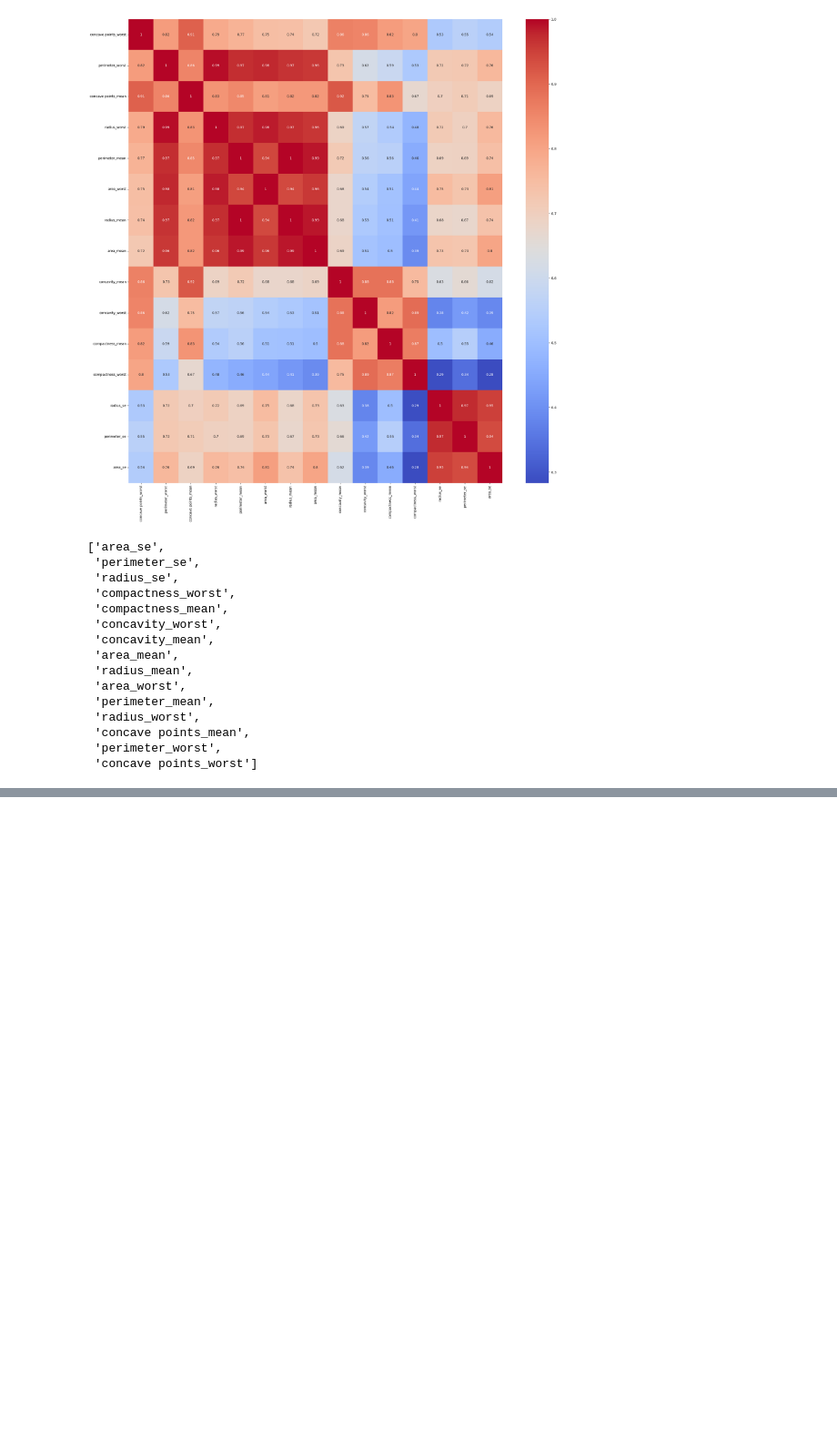
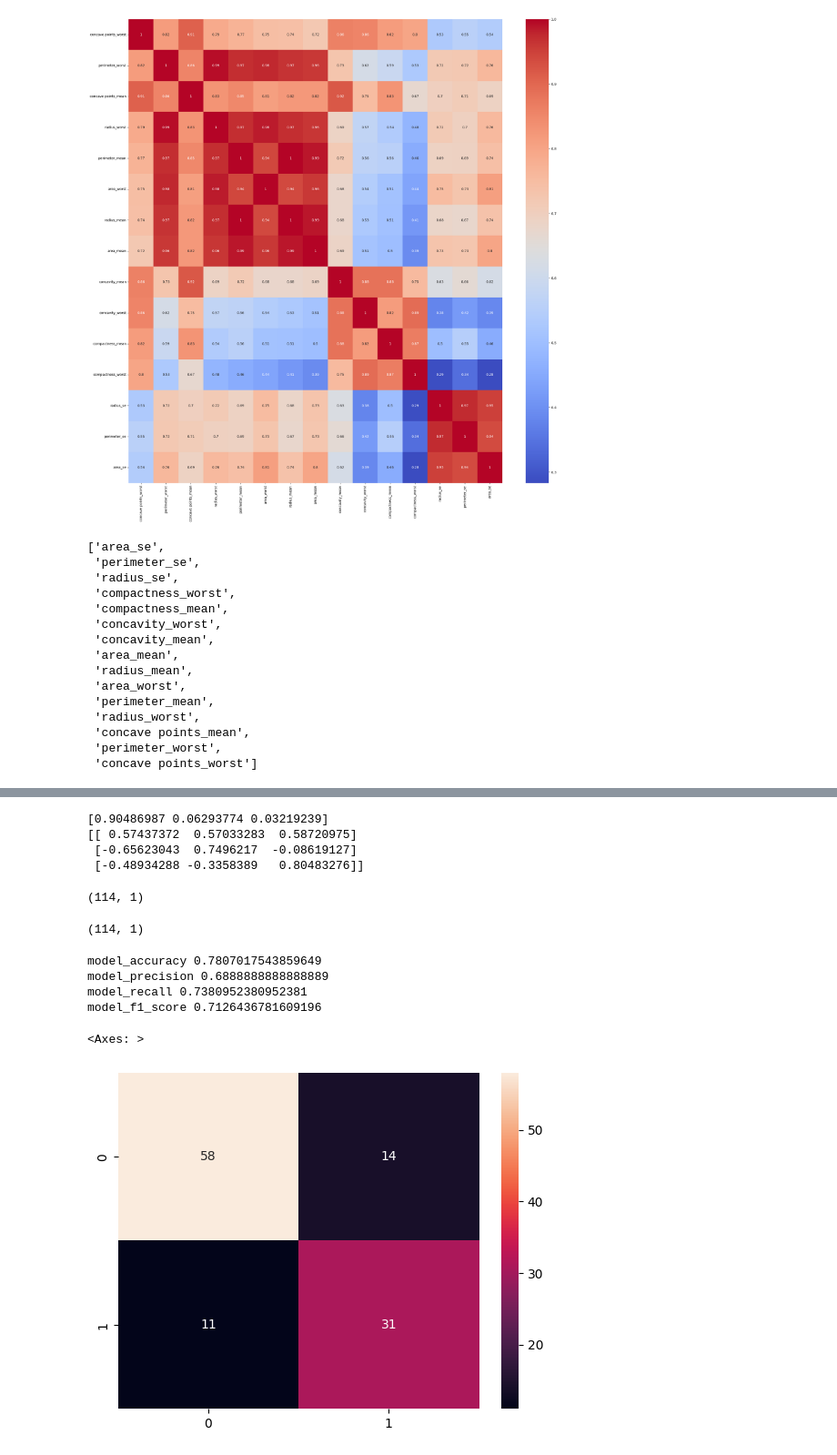
Before and after one commit to CSAADZIDI/ML_challenge_logistic_regression, a Jupyter notebook: breast_cancer_wisconsin.ipynb, the cells around one changed output, grey strips where cells are left out. Shown at 91% size. Cells and saved outputs as stored; diff of their text form; code cells hidden in the pictures; blank space fills up the shorter version.

```diff
--- a/breast_cancer_wisconsin.ipynb
+++ b/breast_cancer_wisconsin.ipynb
@@ -327,0 +592,38 @@ for col in most_relevant_features_inversed:
+# %%
+print(pca.explained_variance_ratio_)
+print(pca.components_)
+# %% [output]
+[0.90486987 0.06293774 0.03219239]
+[[ 0.57437372  0.57033283  0.58720975]
+ [-0.65623043  0.7496217  -0.08619127]
+ [-0.48934288 -0.3358389   0.80483276]]
+# %%
+y_pred_pca = model.predict(x_pca_test)
+# %%
+y_pred_pca.reshape(-1,1).shape
+# %% [output]
+(114, 1)
+# %%
+y_test.shape
+# %% [output]
+(114, 1)
+# %%
+model_accuracy_pca = accuracy_score(y_test,y_pred_pca.reshape(-1,1))
+model_precision_pca = precision_score(y_test,y_pred_pca.reshape(-1,1))
+model_recall_pca = recall_score(y_test,y_pred_pca.reshape(-1,1))
+model_f1_score_pca = f1_score(y_test,y_pred_pca.reshape(-1,1))
+print("model_accuracy", model_accuracy_pca)
+print("model_precision",model_precision_pca)
+print("model_recall",model_recall_pca)
+print("model_f1_score",model_f1_score_pca)
+# %% [output]
+model_accuracy 0.7807017543859649
+model_precision 0.6888888888888889
+model_recall 0.7380952380952381
+model_f1_score 0.7126436781609196
+# %%
+conf_mat_pca = confusion_matrix(y_test,y_pred_pca)
+sns.heatmap(conf_mat_pca,annot=True)
+# %% [output]
+<Axes: >
+[figure, added]
```
Also changed, not shown: parts of 46 cells of this notebook, 1 other file.
